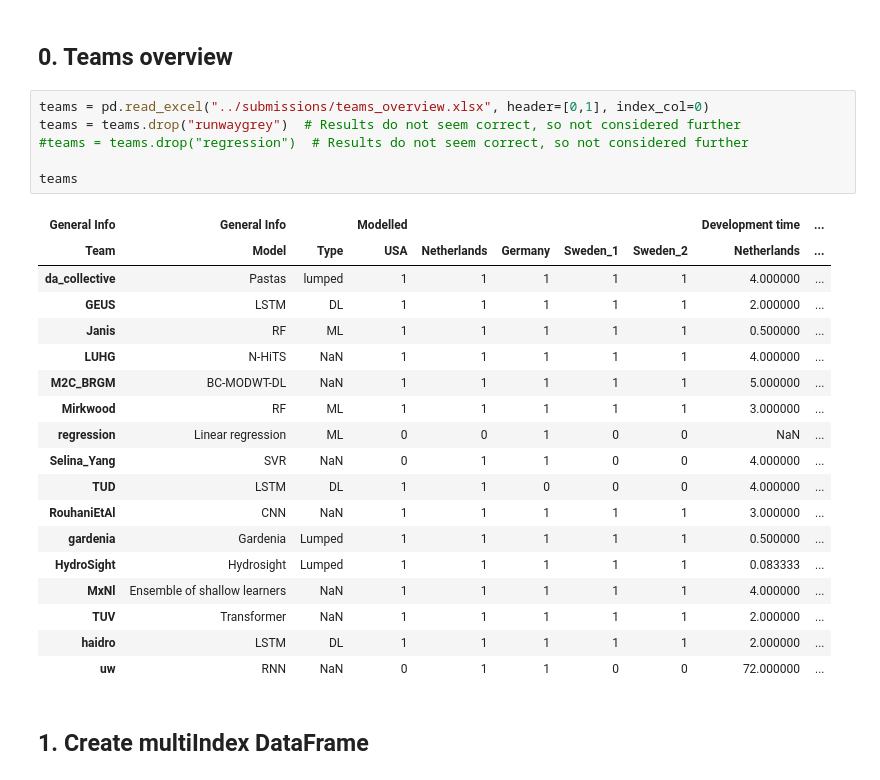
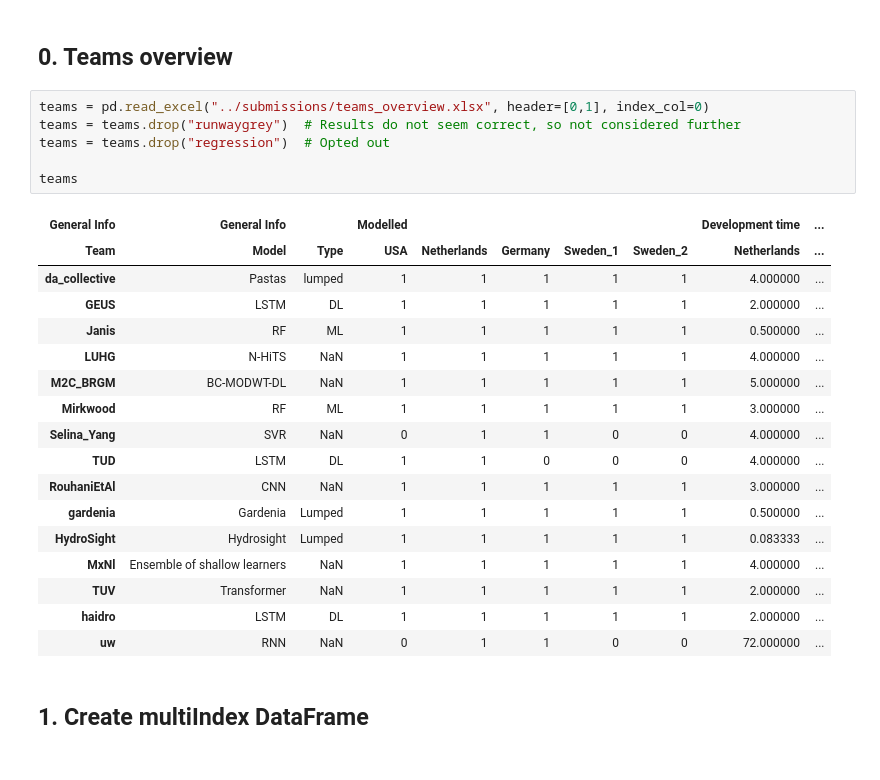
Before and after one commit to gwmodeling/challenge, a Jupyter notebook: scripts/collect_data.ipynb, the cells around one changed output. Cells and saved outputs as stored; diff of their text form.

```diff
--- a/scripts/collect_data.ipynb
+++ b/scripts/collect_data.ipynb
@@ -16,19 +16,18 @@ import pastas as ps
 # %%
 teams = pd.read_excel("../submissions/teams_overview.xlsx", header=[0,1], index_col=0)
 teams = teams.drop("runwaygrey")  # Results do not seem correct, so not considered further
-#teams = teams.drop("regression")  # Results do not seem correct, so not considered further
+teams = teams.drop("regression")  # Opted out
 
 teams
 # %% [output]
 | General Info | General Info |  | Modelled |  |  |  |  | Development time | ... |
 | Team | Model | Type | USA | Netherlands | Germany | Sweden_1 | Sweden_2 | Netherlands | ... |
 | da_collective | Pastas | lumped | 1 | 1 | 1 | 1 | 1 | 4.000000 | ... |
 | GEUS | LSTM | DL | 1 | 1 | 1 | 1 | 1 | 2.000000 | ... |
 | Janis | RF | ML | 1 | 1 | 1 | 1 | 1 | 0.500000 | ... |
 | LUHG | N-HiTS | NaN | 1 | 1 | 1 | 1 | 1 | 4.000000 | ... |
 | M2C_BRGM | BC-MODWT-DL | NaN | 1 | 1 | 1 | 1 | 1 | 5.000000 | ... |
 | Mirkwood | RF | ML | 1 | 1 | 1 | 1 | 1 | 3.000000 | ... |
-| regression | Linear regression | ML | 0 | 0 | 1 | 0 | 0 | NaN | ... |
 | Selina_Yang | SVR | NaN | 0 | 1 | 1 | 0 | 0 | 4.000000 | ... |
 | TUD | LSTM | DL | 1 | 1 | 0 | 0 | 0 | 4.000000 | ... |
 | RouhaniEtAl | CNN | NaN | 1 | 1 | 1 | 1 | 1 | 3.000000 | ... |
```
Also changed, not shown: parts of 3 cells of this notebook, 7 other files.
